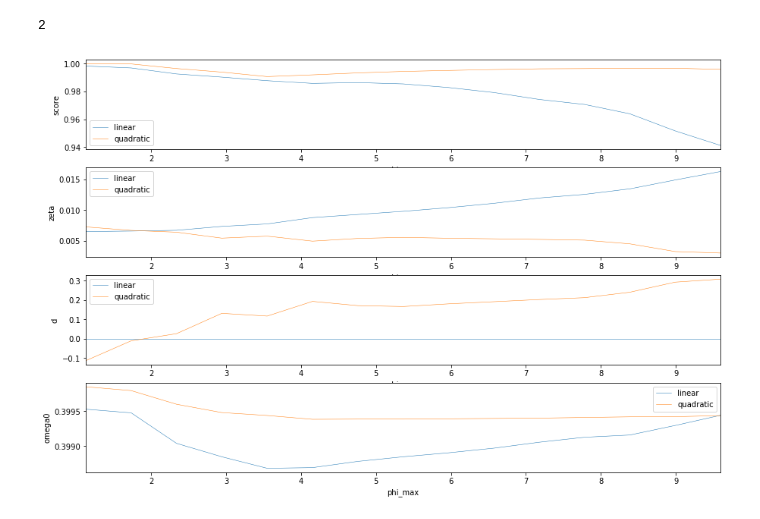
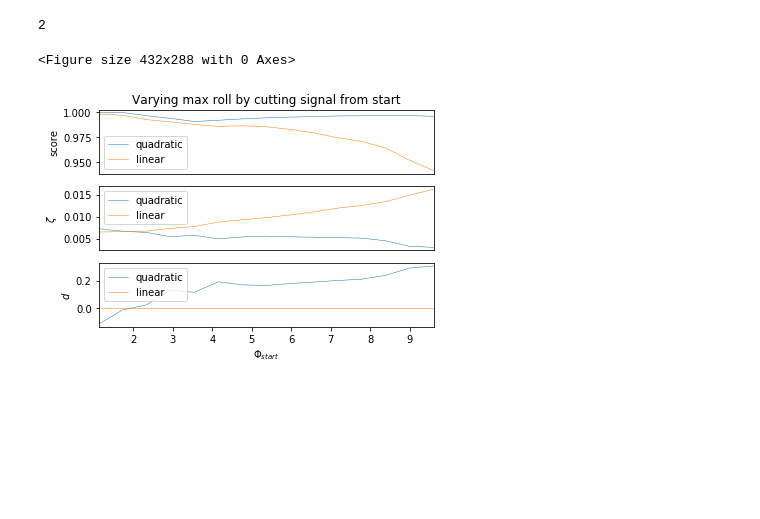
Before and after one commit to martinlarsalbert/rolldecay, a Jupyter notebook: notebooks/rolldecay/04.4_maa_roll_damping_nonlinearity.ipynb, the cells around one changed output. Saved outputs shown, nothing was run; the diff lists cells and outputs as text; code cells hidden in the pictures; blank space fills up the shorter version.

Commit message:
Minor fixes of the presentation

```diff
--- a/notebooks/rolldecay/04.4_maa_roll_damping_nonlinearity.ipynb
+++ b/notebooks/rolldecay/04.4_maa_roll_damping_nonlinearity.ipynb
@@ -18,7 +15,7 @@ import numpy as np
 import os
 import matplotlib.pyplot as plt
 from pylab import rcParams
-rcParams['figure.figsize'] = 15, 10
+#rcParams['figure.figsize'] = 12, 6
 
 import data
 import copy
@@ -37,6 +34,7 @@ from rolldecayestimators.transformers import CutTransformer, LowpassFilterDeriva
 from sklearn.pipeline import Pipeline
 from rolldecay.system_identification import load, fit_predict, plot_pipeline
 import copy
+import docs
 # %%
 from sqlalchemy import create_engine
 engine = create_engine('sqlite:///' + data.mdl_db_path)
@@ -100,3 +101,12 @@ steps = [
     ('direct_estimator', direct_estimator)]
 
 pipeline_direct = Pipeline(steps) # define the pipeline object.
+# %%
+s, _pipline = fit_predict(df, pipeline=pipeline_direct, scale_factor=scale_factor)
+# %%
+pipeline_direct
+
+fig,ax = plt.subplots()
+_pipline[-1].plot_fit(ax=ax)
+save_path = os.path.join(docs.path_presentation1,'nonlinearity_quadratic.png')
+fig.savefig(save_path,transparent=True, dpi=200)
@@ -125,6 +137,8 @@ cut_index
 # %% [output]
 2
 # %%
+plt.tight_layout()
+
 N = 15
 phi_maxs = np.linspace(0.85*df['phi'].abs().max(),0.1*df['phi'].abs().max(),N)
 
@@ -137,33 +151,50 @@ pipelines = {
     'linear' : pipeline_direct_linear,
     'quadratic' : pipeline_direct,
 }
 
 
 
 for phi_max in phi_maxs:
 
     for method, pipeline in pipelines.items():
 
         # Replace the cutter
         _pipline = copy.deepcopy(pipeline)
         _pipline.steps.pop(cut_index)
         _pipline.steps.insert(cut_index,('cutter',CutTransformer(phi_max=phi_max)))
 
         cutter.phi_max = phi_max
 
         s, _pipline, = fit_predict(df, pipeline=_pipline, scale_factor=scale_factor)
 
         s['phi_max'] = np.rad2deg(phi_max)
         results[method] = results[method].append(s, ignore_index=True)
 
 
-ys = ['score', 'zeta', 'd', 'omega0']
+ys = ['score', 'zeta', 'd']
+y_labels = {
+    'zeta':'$\zeta$',
+    'd':'$d$',
+    'omega0':'$\omega_0$',
+}
+
 fig,axes = plt.subplots(nrows=len(ys))
+axes[0].set_title('Varying max roll by cutting signal from start')
 for method, result in results.items():
 
     for y,ax in zip(ys,axes):
 
         result.plot(x='phi_max', y=y, ax=ax, label=method)
-        ax.set_ylabel(y)
+        ax.set_ylabel(y_labels.get(y,y))
+        ax.set_xlabel('')
+
+for ax in axes[0:-1]:
+    ax.get_xaxis().set_visible(False)
+
+axes[-1].set_xlabel('$\Phi_{start}$')
+
+save_path = os.path.join(docs.path_presentation1,'nonlinearity_sweep.png')
+fig.savefig(save_path,transparent=True, dpi=200)
 # %% [output]
+<Figure size 432x288 with 0 Axes>
-[figure, old version]
+[figure, new version]
```
Also changed, not shown: parts of 5 cells of this notebook, 6 other files.
